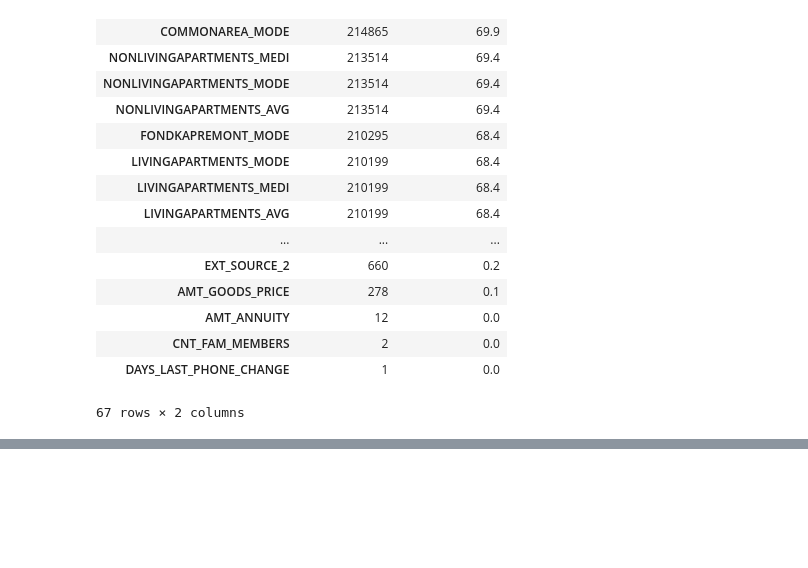
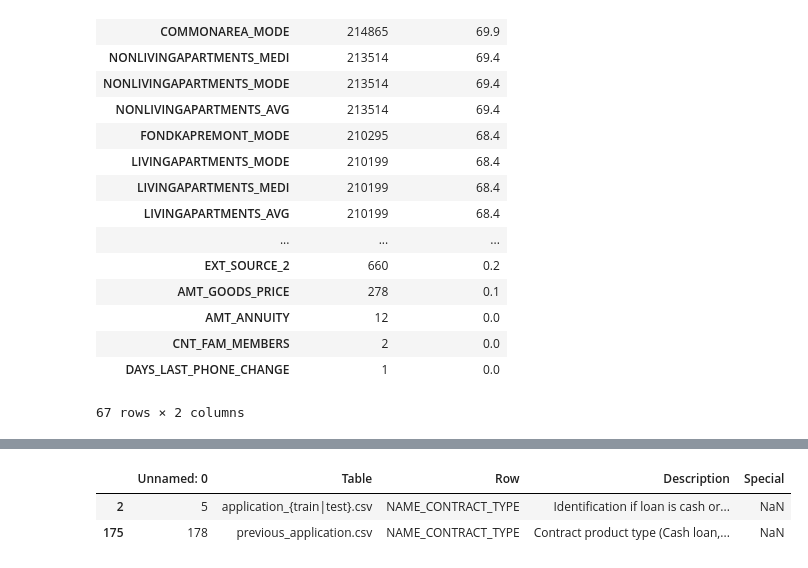
Before and after one commit to robahall/hcdr, a Jupyter notebook: notebooks/3.0-rah-MoreThoroughEDA.ipynb, the cells around one changed output, grey strips where cells are left out. Cells and saved outputs as stored; diff of their text form; code cells hidden in the pictures; blank space fills up the shorter version.

```diff
--- a/notebooks/3.0-rah-MoreThoroughEDA.ipynb
+++ b/notebooks/3.0-rah-MoreThoroughEDA.ipynb
@@ -365,0 +385,6 @@ There are 67 columns that have missing values.
+# %%
+descriptionsDF[descriptionsDF['Row'] == 'NAME_CONTRACT_TYPE']
+# %% [output]
+|  | Unnamed: 0 | Table | Row | Description | Special |
+| 2 | 5 | application_{train|test}.csv | NAME_CONTRACT_TYPE | Identification if loan is cash or... | NaN |
+| 175 | 178 | previous_application.csv | NAME_CONTRACT_TYPE | Contract product type (Cash loan,... | NaN |
```
Also changed, not shown: parts of 7 cells of this notebook, 1 other file.
